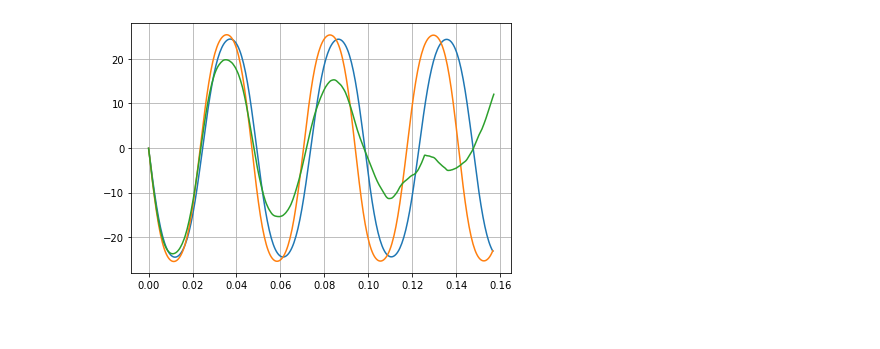
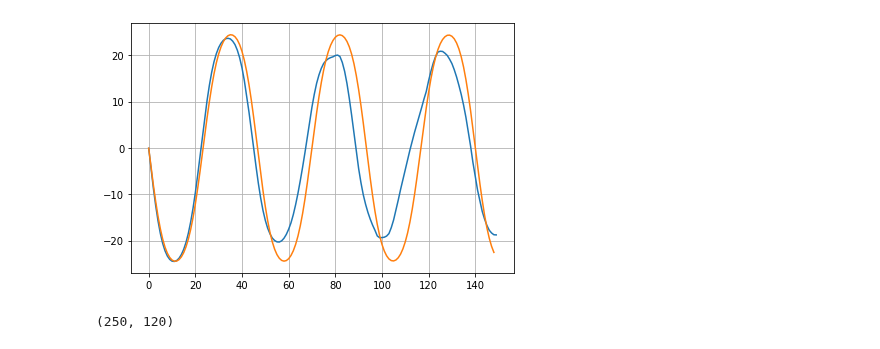
Before and after one commit to azzeddinetiba/ROM_AM, a Jupyter notebook: examples/ParDMD.ipynb, the cells around one changed output. Drawn from its saved outputs; the diff is of its cells as text; code cells hidden in the pictures.

Commit message:
Fix Parametric DMD bugs

```diff
--- a/examples/ParDMD.ipynb
+++ b/examples/ParDMD.ipynb
@@ -16,7 +16,7 @@ t_1 = np.cumsum(delta_t_1)
 
 # Choose number of equally spaced timesteps
 n_T = 2.5 # ~ Number of modes in data
-n_snap = 280 # Number of snapshots in the train data
+n_snap = 120 # Number of snapshots in the train data
 frac = 2 # ~ Number of time periods in the train data
 ntt = int(n_snap /(frac/n_T)) # Number of snapshots in the test+train data
 dt = (t_1[-1] - t_1[0]) / (ntt - 1)
@@ -140,12 +138,18 @@ muDMD = ParDMD()
 # %%
-_, _, _ = muDMD.decompose(X=X, params = np.array([1., 2., 3., 4., 5., 6.]), dt = dt)
+pard = ParDMD()
+muROM = ParROM(pard)
+
+muROM.decompose(X = X, params= np.array([1., 2., 3., 4., 5., 6.]), dt = dt, normalize = True, rank1 = 230)
 # %%
-result_ = muDMD.predict(target_t, 4.8, t1 = t_1[0])
+result_ = np.real(muROM.predict(target_t, 4.9, t1 = t_1[0], stabilize=True))
 # %%
-plt.plot(target_t, target_velocity_4[-1, :]);
-plt.plot(target_t, target_velocity_5[-1, :]);
+plt.plot(result_[-1, :]);
+plt.plot(target_velocity_4[-1, :]);
 plt.grid();
 plt.tight_layout();
-plt.plot(target_t, np.real(result_[nx-1, :]));
 # %% [output]
-[figure, old version]
+[figure, new version]
+# %%
+train_velocity_1.shape
+# %% [output]
+(250, 120)
```
Also changed, not shown: parts of 8 cells of this notebook, 2 other files.
